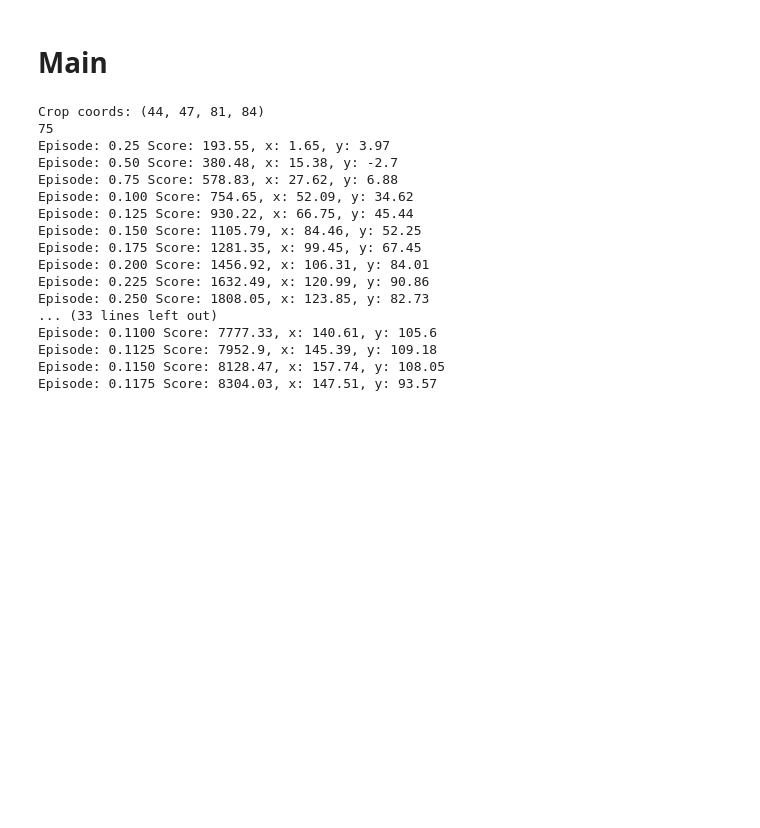
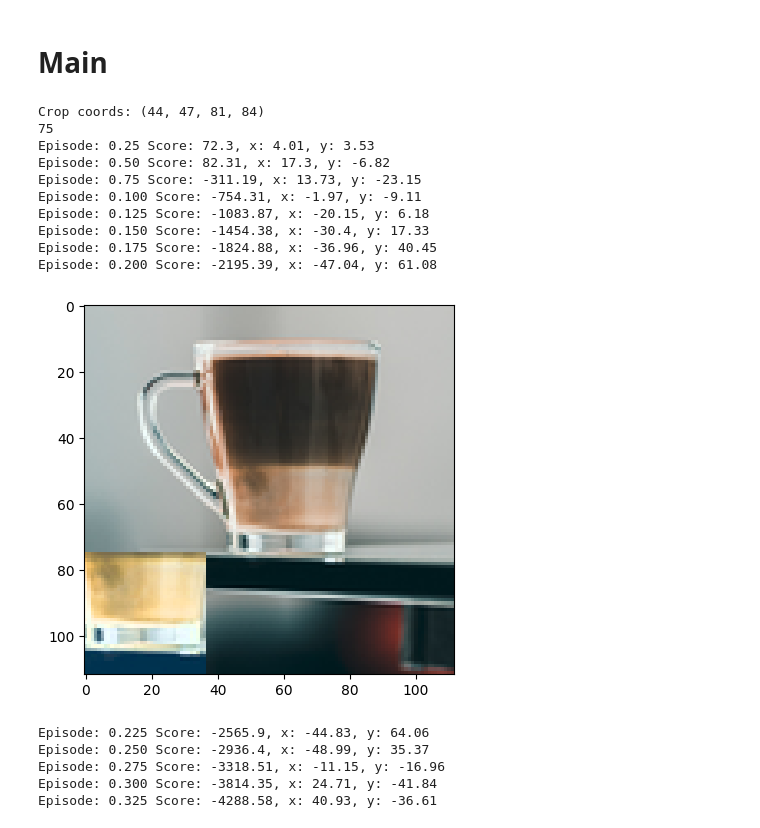
Before and after one commit to EmanuelNk/SARL_seg, a Jupyter notebook: ddpg.ipynb, the cells around one changed output. Drawn from its saved outputs; the diff is of its cells as text; code cells hidden in the pictures; blank space fills up the shorter version.

```diff
--- a/ddpg.ipynb
+++ b/ddpg.ipynb
@@ -731,45 +722,48 @@ for i in range(1000):
     score = 0
     t = 0
     while not done:
         t += 1
         act = agent.choose_action(obs)
         new_state, reward, done = env.step(act)
         agent.remember(transform_obs(obs), act, reward, transform_obs(new_state), int(done))
         agent.learn()
         score += reward
         obs = new_state
         if t%25 == 0:
             x_amount = act[0][0]*env.fixed_image.size[0]
             y_amount = act[0][1]*env.fixed_image.size[1]
             print(f'Episode: {i}.{t} Score: {score.round(2)}, x: {x_amount.round(2)}, y: {y_amount.round(2)}')
             # plot the state
+        if t%200 == 0:
+            # plot the state
+            plt.imshow(obs)
+            plt.show()
 
         #env.render()
     score_history.append(score)
 
     #if i % 25 == 0:
     #    agent.save_models()
 
     print('episode ', i, 'score %.2f' % score,
           'trailing 100 games avg %.3f' % np.mean(score_history[-100:]))
 
 filename = 'LunarLander-alpha000025-beta00025-400-300.png'
 plotLearning(score_history, filename, window=100)
 # %% [output]
 Crop coords: (44, 47, 81, 84)
 75
-Episode: 0.25 Score: 193.55, x: 1.65, y: 3.97
-Episode: 0.50 Score: 380.48, x: 15.38, y: -2.7
-Episode: 0.75 Score: 578.83, x: 27.62, y: 6.88
-Episode: 0.100 Score: 754.65, x: 52.09, y: 34.62
-Episode: 0.125 Score: 930.22, x: 66.75, y: 45.44
-Episode: 0.150 Score: 1105.79, x: 84.46, y: 52.25
-Episode: 0.175 Score: 1281.35, x: 99.45, y: 67.45
-Episode: 0.200 Score: 1456.92, x: 106.31, y: 84.01
-Episode: 0.225 Score: 1632.49, x: 120.99, y: 90.86
-Episode: 0.250 Score: 1808.05, x: 123.85, y: 82.73
-... (33 lines left out)
-Episode: 0.1100 Score: 7777.33, x: 140.61, y: 105.6
-Episode: 0.1125 Score: 7952.9, x: 145.39, y: 109.18
-Episode: 0.1150 Score: 8128.47, x: 157.74, y: 108.05
-Episode: 0.1175 Score: 8304.03, x: 147.51, y: 93.57
+Episode: 0.25 Score: 72.3, x: 4.01, y: 3.53
+Episode: 0.50 Score: 82.31, x: 17.3, y: -6.82
+Episode: 0.75 Score: -311.19, x: 13.73, y: -23.15
+Episode: 0.100 Score: -754.31, x: -1.97, y: -9.11
+Episode: 0.125 Score: -1083.87, x: -20.15, y: 6.18
+Episode: 0.150 Score: -1454.38, x: -30.4, y: 17.33
+Episode: 0.175 Score: -1824.88, x: -36.96, y: 40.45
+Episode: 0.200 Score: -2195.39, x: -47.04, y: 61.08
+[figure, added]
+Episode: 0.225 Score: -2565.9, x: -44.83, y: 64.06
+Episode: 0.250 Score: -2936.4, x: -48.99, y: 35.37
+Episode: 0.275 Score: -3318.51, x: -11.15, y: -16.96
+Episode: 0.300 Score: -3814.35, x: 24.71, y: -41.84
+Episode: 0.325 Score: -4288.58, x: 40.93, y: -36.61
```
Also changed, not shown: parts of 3 cells of this notebook.
